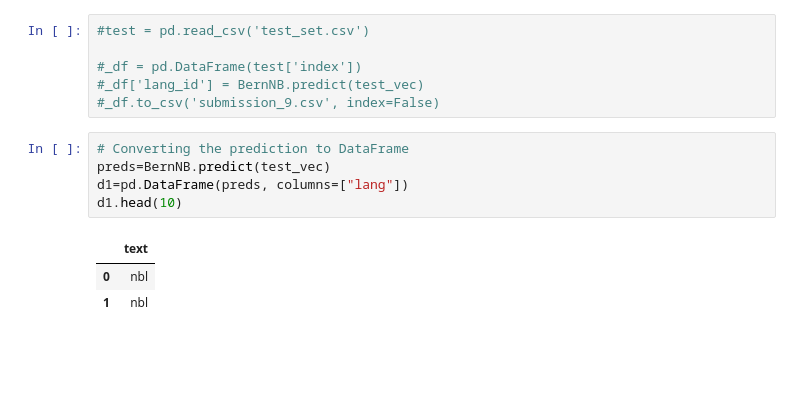
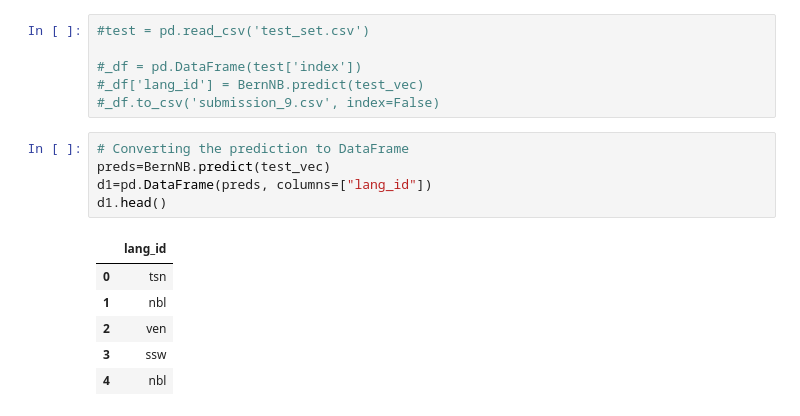
Before and after one commit to leiTiro/Lesego_Tiro-Explore, a Jupyter notebook: SA Laguange Kaggle Challenge.ipynb, the cells around one changed output. Cells and saved outputs as stored; diff of their text form; blank space fills up the shorter version.

```diff
--- a/SA Laguange Kaggle Challenge.ipynb
+++ b/SA Laguange Kaggle Challenge.ipynb
@@ -454,15 +474,18 @@ Select the prediction result with the most votes as the final prediction.
 #_df = pd.DataFrame(test['index'])
 #_df['lang_id'] = BernNB.predict(test_vec)
 #_df.to_csv('submission_9.csv', index=False)
-# %%
-# Converting the prediction to DataFrame
-preds=BernNB.predict(test_vec)
-d1=pd.DataFrame(preds, columns=["lang"])
-d1.head(10)
-# %% [output]
-|  | text |
-| 0 | nbl |
-| 1 | nbl |
+# %%
+# Converting the prediction to DataFrame
+preds=BernNB.predict(test_vec)
+d1=pd.DataFrame(preds, columns=["lang_id"])
+d1.head()
+# %% [output]
+|  | lang_id |
+| 0 | tsn |
+| 1 | nbl |
+| 2 | ven |
+| 3 | ssw |
+| 4 | nbl |
 # %%
 d_2 = pd.DataFrame({"index": df_test["index"]})
 d1_submission = d_2.join(d1)
```
Also changed, not shown: parts of 45 cells of this notebook, 1 other file.
